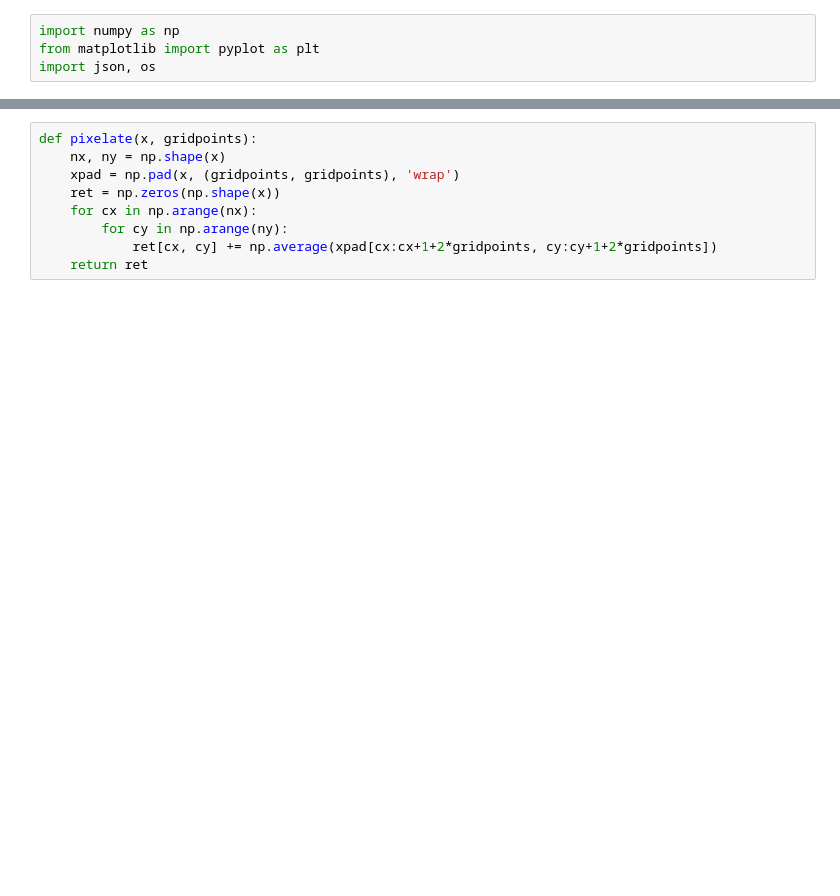
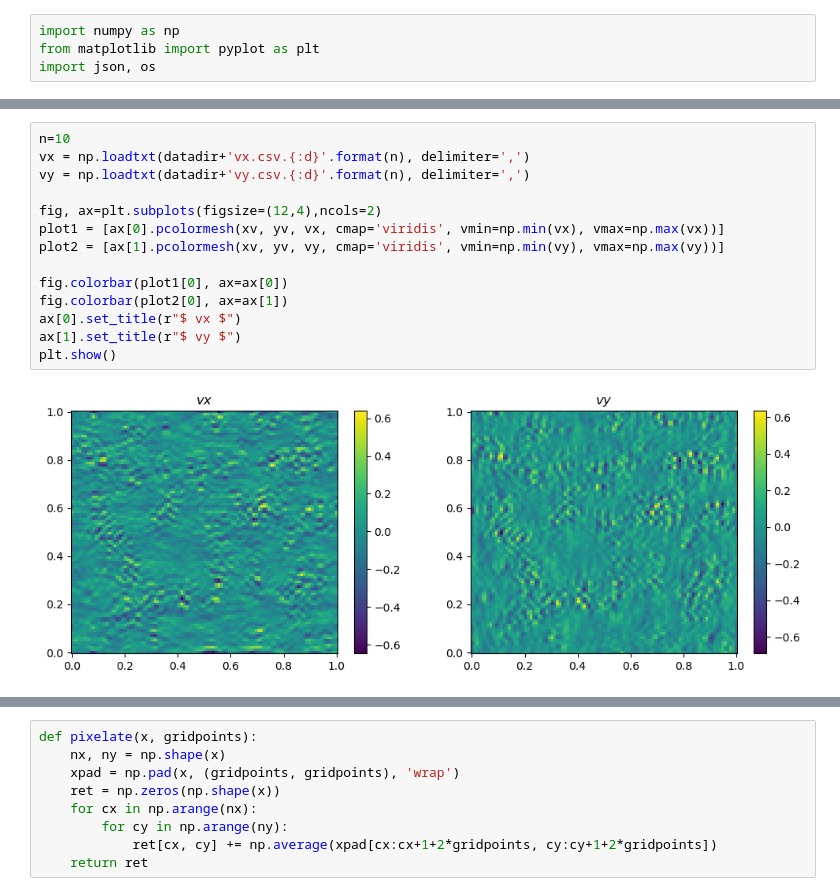
Before and after one commit to toshi-physics/myPSS, a Jupyter notebook: analysis/model_Q_v_rho/display_model_Q_v_rho.ipynb, the cells around one changed output, grey strips where cells are left out. Cells and saved outputs as stored; diff of their text form; blank space fills up the shorter version.

```diff
--- a/analysis/model_Q_v_rho/display_model_Q_v_rho.ipynb
+++ b/analysis/model_Q_v_rho/display_model_Q_v_rho.ipynb
@@ -85,3 +87,19 @@ ax[1,1].scatter(times, stdtheta); ax[1,1].set_xlabel(r'$time/\tau_g$'); ax[1,1].
+# %%
+n=10
+vx = np.loadtxt(datadir+'vx.csv.{:d}'.format(n), delimiter=',')
+vy = np.loadtxt(datadir+'vy.csv.{:d}'.format(n), delimiter=',')
+
+fig, ax=plt.subplots(figsize=(12,4),ncols=2)
+plot1 = [ax[0].pcolormesh(xv, yv, vx, cmap='viridis', vmin=np.min(vx), vmax=np.max(vx))]
+plot2 = [ax[1].pcolormesh(xv, yv, vy, cmap='viridis', vmin=np.min(vy), vmax=np.max(vy))]
+
+fig.colorbar(plot1[0], ax=ax[0])
+fig.colorbar(plot2[0], ax=ax[1])
+ax[0].set_title(r"$ vx $")
+ax[1].set_title(r"$ vy $")
+plt.show()
+# %% [output]
+[figure, added]
 # %%
 fig, ax=plt.subplots(figsize=(12,4),ncols=2)
 #colors = ['#c1272d', '#eecc16','#008176','#0000a7']
```
Also changed, not shown: parts of 5 cells of this notebook, 4 other files.
